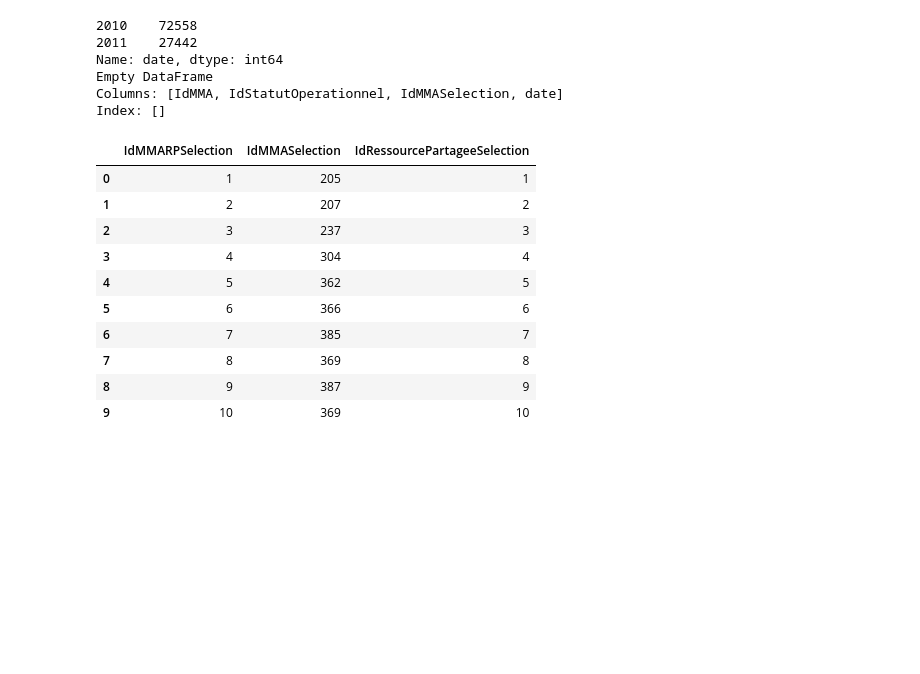
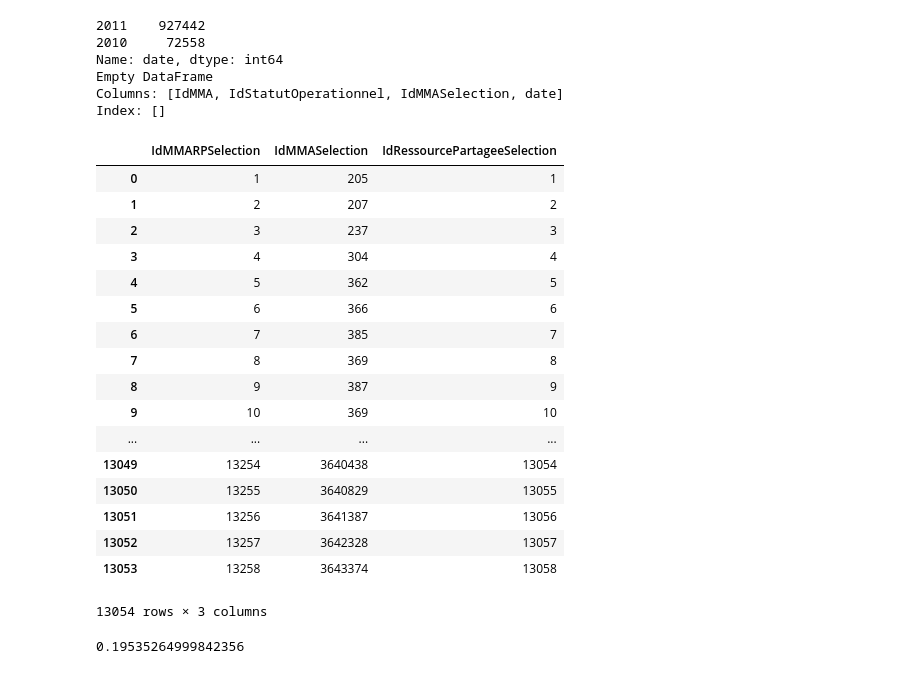
Before and after one commit to AlexisEidelman/BSPP1, a Jupyter notebook: adagio/duree_intervention.ipynb, the cells around one changed output. Saved outputs shown, nothing was run; the diff lists cells and outputs as text; code cells hidden in the pictures; blank space fills up the shorter version.

```diff
--- a/adagio/duree_intervention.ipynb
+++ b/adagio/duree_intervention.ipynb
@@ -1,16 +11,8 @@
+# %%
+nrows = 1000000
 # %%
-# -*- coding: utf-8 -*-
-"""
-@author: aeidemlan
-"""
-import datetime
-import pandas as pd
-
-from read import read_bspp_table, read_configuration
-from tools import translate_id_into_label
-
 tab = read_bspp_table("GestionMMA_HistoriqueMMAStatutOperationnel",
-                      skiprows=5000, nrows = 100000,
+                      skiprows=5000, nrows = nrows,
                       usecols=[1,2,4,5])
 # 'IdMMASelection' joue le r�le de num�ro d'intervention par
 # v�hicule
@@ -150,10 +152,10 @@ tout_rempli = tout_rempli.merge(mma, on='IdMMA')
 #        "Appel112_MMASelection",
 #        "Appel112_MMARessourcePartageeSelection",
 #        "GestionMMA_FamilleMMASelection"
-selection = read_bspp_table("Appel112_MMASelection", nrows=1000)
+selection = read_bspp_table("Appel112_MMASelection", nrows=nrows)
 
 
-type_selection = read_bspp_table("Appel112_R_TypeSelection", nrows=10000)
+type_selection = read_bspp_table("Appel112_R_TypeSelection", nrows=nrows)
 #   IdTypeSelection AbregeTypeSelection          LibeleTypeSelection
 #0                0                   A                       Annul�
 #1                1                   D                   D�finitive
@@ -162,7 +164,7 @@ selection = selection.merge(type_selection)
 del selection['IdTypeSelection']
 
 resume = read_bspp_table("Appel112_InterventionResume",
-                         usecols=[0,1,2,3,4, 9], nrows=10000)
+                         usecols=[0,1,2,3,4, 9], nrows=nrows)
 selection = selection.merge(resume, on = 'IdIntervention')
 # TODO: on a d'autre chose à faire, il faut faire le merge avec
 # IdMMA par exemple. En attendant
@@ -223,33 +225,44 @@ def numeric_id_to_char_id(col):
     tout_rempli[col].replace(int_to_char)
 
 int_to_char = numeric_id_to_char_id('IdMMA')
 tout_rempli['IdMMA'] = tout_rempli['IdMMA'].replace(int_to_char)
 
 var_label = ['ObservationsPourMMA', 'LibelleMotif', 'LibeleTypeSelection', 'ImmatriculationBSPPMMA',
 'LibelleMoyenSecoursAppartenance', 'LibelleFamilleMMA']
 
 
 tout_rempli['heure'] = tout_rempli['Instance départ'].dt.hour
 
 tout_rempli['Affectation_du_vehicule'] = tout_rempli.Libelle_GTA.str.split("_").apply(lambda x: x[2])
 
 # cette table sert uniquement � passer � IdRessourcePartageeSelection
-read_bspp_table("Appel112_MMARessourcePartageeSelection", nrows=10)
+read_bspp_table("Appel112_MMARessourcePartageeSelection", nrows= nrows)
 # %% [output]
-2010    72558
-2011    27442
+2011    927442
+2010     72558
 Name: date, dtype: int64
 Empty DataFrame
 Columns: [IdMMA, IdStatutOperationnel, IdMMASelection, date]
 Index: []
 |  | IdMMARPSelection | IdMMASelection | IdRessourcePartageeSelection |
 | 0 | 1 | 205 | 1 |
 | 1 | 2 | 207 | 2 |
 | 2 | 3 | 237 | 3 |
 | 3 | 4 | 304 | 4 |
 | 4 | 5 | 362 | 5 |
 | 5 | 6 | 366 | 6 |
 | 6 | 7 | 385 | 7 |
 | 7 | 8 | 369 | 8 |
 | 8 | 9 | 387 | 9 |
 | 9 | 10 | 369 | 10 |
+| ... | ... | ... | ... |
+| 13049 | 13254 | 3640438 | 13054 |
+| 13050 | 13255 | 3640829 | 13055 |
+| 13051 | 13256 | 3641387 | 13056 |
+| 13052 | 13257 | 3642328 | 13057 |
+| 13053 | 13258 | 3643374 | 13058 |
+13054 rows × 3 columns
+# %%
+sum(tout_rempli['Cstc'] == tout_rempli['Affectation_du_vehicule']) / len(tout_rempli['Cstc'])
+# %% [output]
+0.19535264999842356
```
Also changed, not shown: parts of 6 cells of this notebook.
